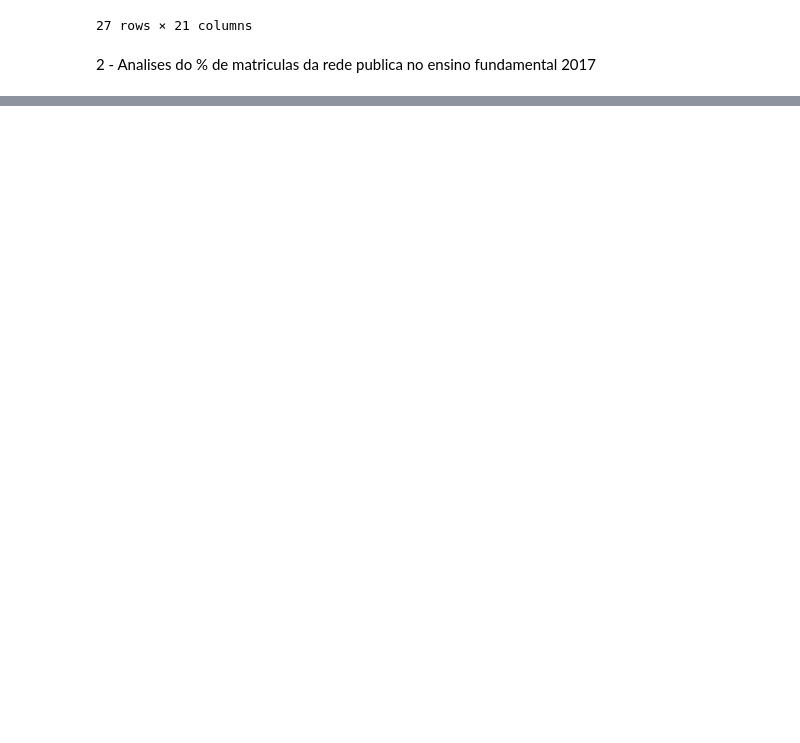
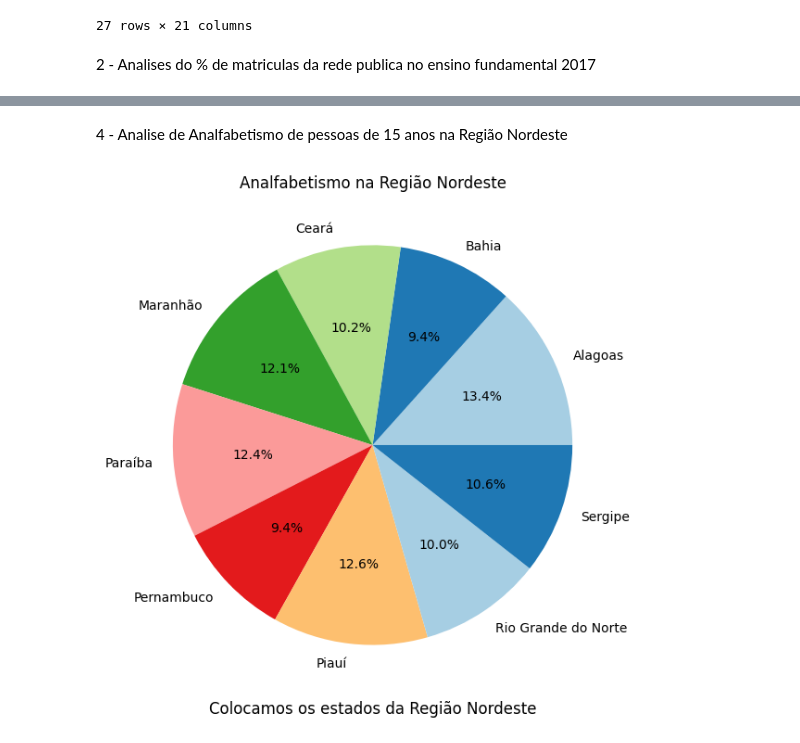
Before and after one commit to vmanuelmartinez/Projeto-Educacao-Brasileira, a Jupyter notebook: analise.ipynb, the cells around one changed output, grey strips where cells are left out. Saved outputs shown, nothing was run; the diff lists cells and outputs as text; code cells hidden in the pictures; blank space fills up the shorter version.

```diff
--- a/analise.ipynb
+++ b/analise.ipynb
@@ -50,0 +77,21 @@ plt.show()
+# %% [markdown]
+4 - Analise de Analfabetismo de pessoas de 15 anos na Região Nordeste
+# %%
+import matplotlib.pyplot as plt
+RegiaoNordeste = ['Alagoas', 'Bahia', 'Ceará', 'Maranhão', 'Paraíba', 'Pernambuco', 'Piauí', 'Rio Grande do Norte', 'Sergipe']
+
+analfabetismo15 = [18.19, 12.79, 13.90, 16.49, 16.92, 12.78, 17.11, 13.57, 14.42]
+
+plt.figure(figsize=(10, 7))
+plt.pie(analfabetismo15,
+        labels=RegiaoNordeste,
+        autopct='%1.1f%%',
+
+        colors=plt.cm.Paired(range(len(RegiaoNorte))))
+
+plt.title('Analfabetismo na Região Nordeste')
+plt.xlabel('Colocamos os estados da Região Nordeste', color='black', fontsize='12')
+plt.savefig("Analfabetismo de pessoas de 15 anos na região Nordeste.png")
+plt.show()
+# %% [output]
+[figure, added]
```
Also changed, not shown: parts of 8 cells of this notebook, 10 other files.
